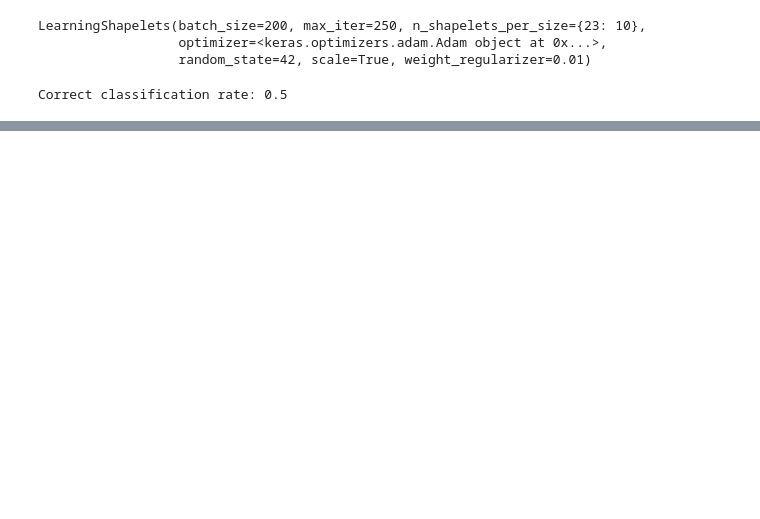
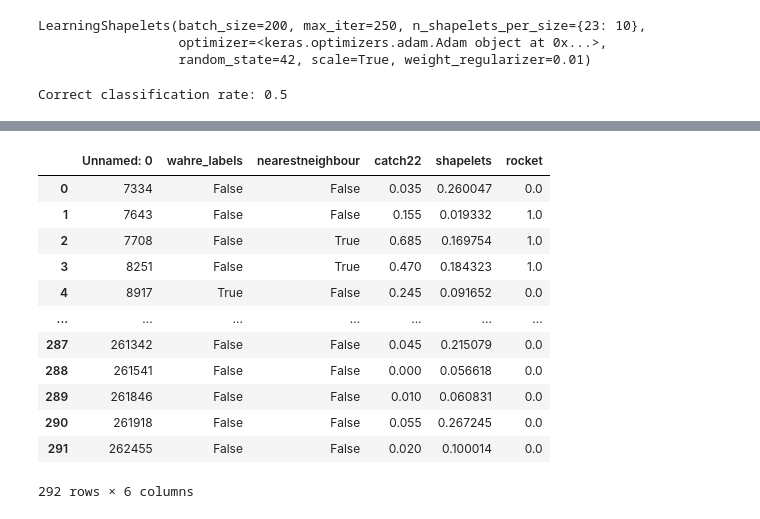
Before and after one commit to P-AEL/Analyse_von_Prozessdaten, a Jupyter notebook: Paul/Für_flo.ipynb, the cells around one changed output, grey strips where cells are left out. Drawn from its saved outputs; the diff is of its cells as text; code cells hidden in the pictures; blank space fills up the shorter version.

```diff
--- a/Paul/Für_flo.ipynb
+++ b/Paul/Für_flo.ipynb
@@ -128,0 +351,18 @@ fig.update_layout(title='Shapelet nr. 1',
+# %%
+df_roc = pd.read_csv("Ausgabe.csv")
+# %%
+df_roc
+# %% [output]
+|  | Unnamed: 0 | wahre_labels | nearestneighbour | catch22 | shapelets | rocket |
+| 0 | 7334 | False | False | 0.035 | 0.260047 | 0.0 |
+| 1 | 7643 | False | False | 0.155 | 0.019332 | 1.0 |
+| 2 | 7708 | False | True | 0.685 | 0.169754 | 1.0 |
+| 3 | 8251 | False | True | 0.470 | 0.184323 | 1.0 |
+| 4 | 8917 | True | False | 0.245 | 0.091652 | 0.0 |
+| ... | ... | ... | ... | ... | ... | ... |
+| 287 | 261342 | False | False | 0.045 | 0.215079 | 0.0 |
+| 288 | 261541 | False | False | 0.000 | 0.056618 | 0.0 |
+| 289 | 261846 | False | False | 0.010 | 0.060831 | 0.0 |
+| 290 | 261918 | False | False | 0.055 | 0.267245 | 0.0 |
+| 291 | 262455 | False | False | 0.020 | 0.100014 | 0.0 |
+292 rows × 6 columns
```
Also changed, not shown: parts of 22 cells of this notebook, 1 other file.
